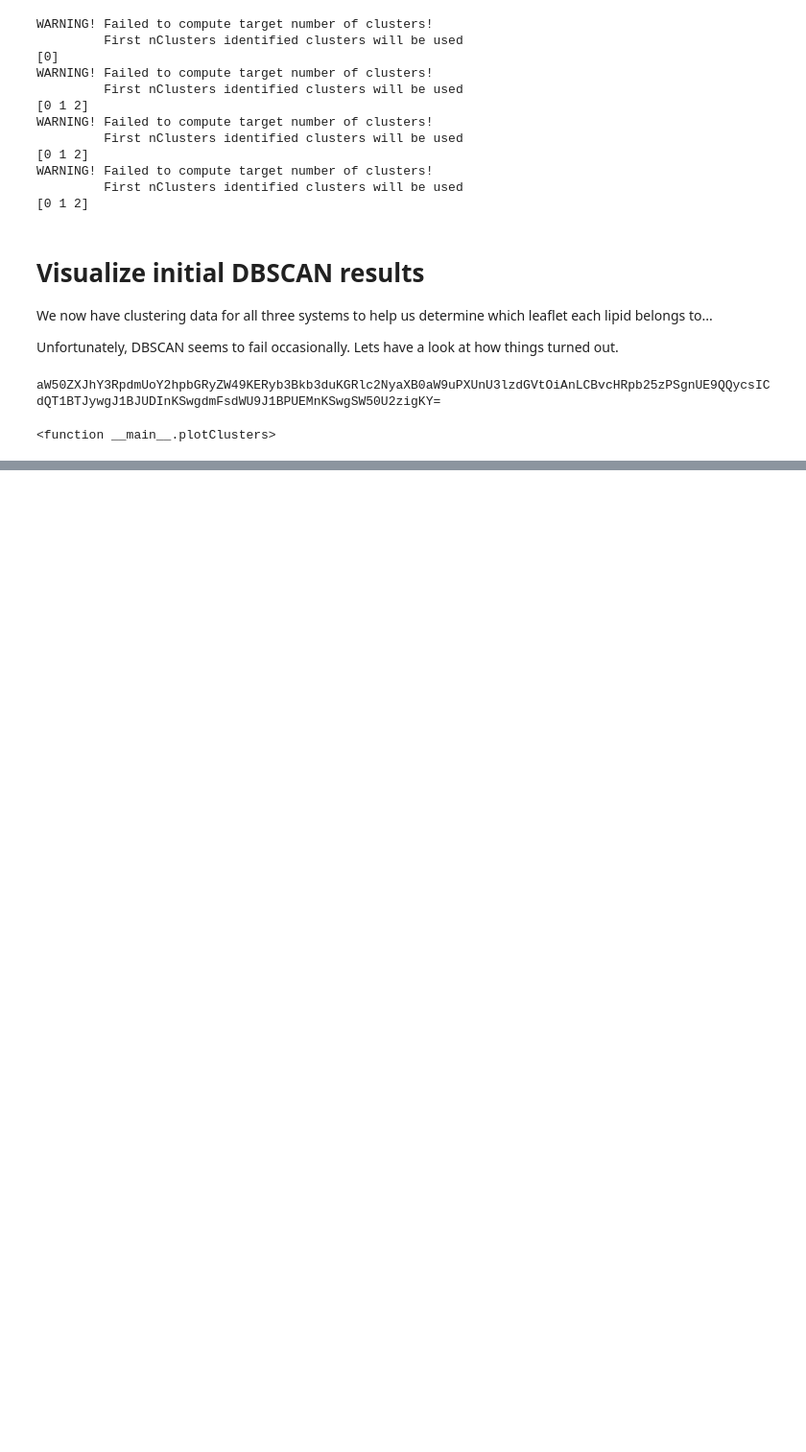
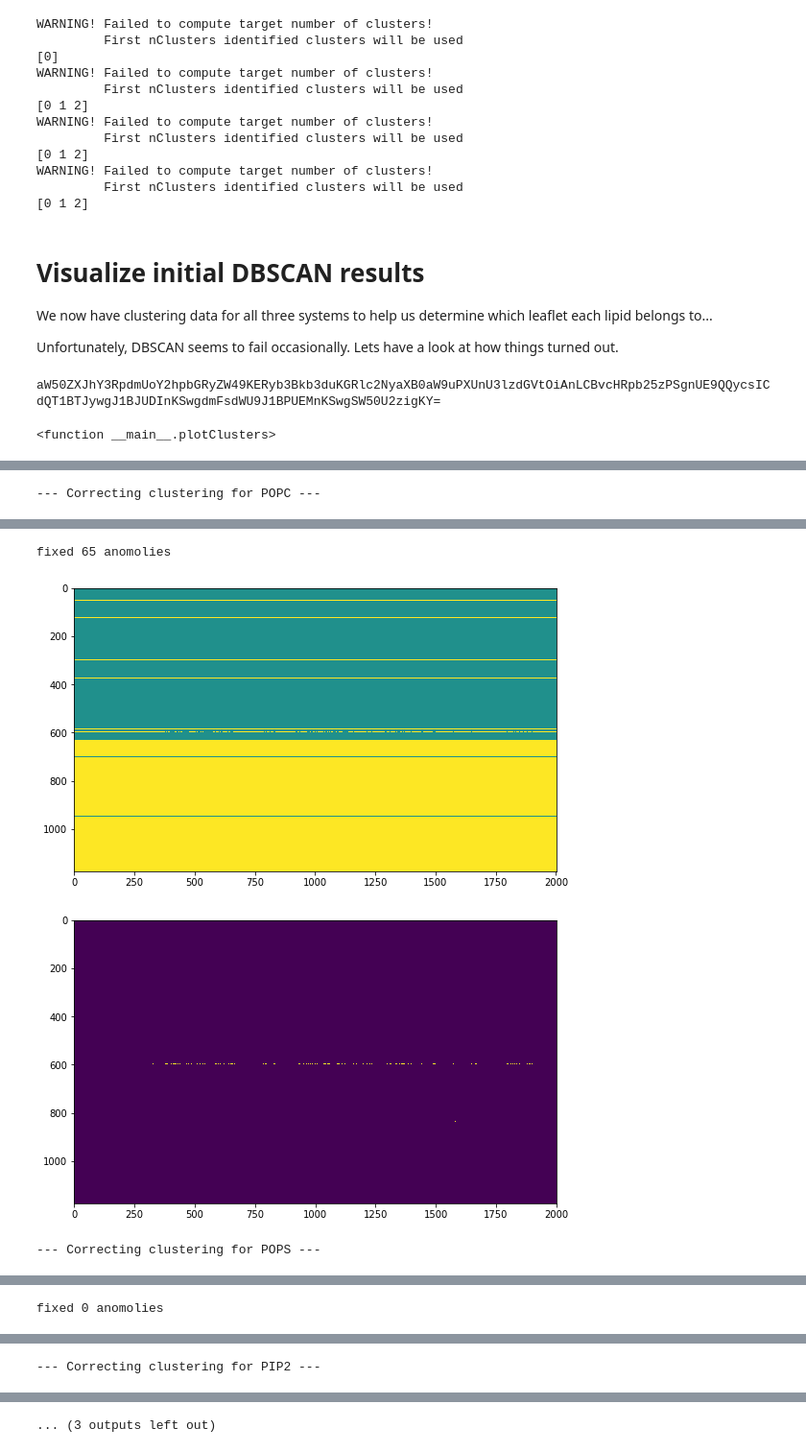
Before and after one commit to wesleymsmith/lipidMapVisualization, a Jupyter notebook: leaflet_identification.ipynb, the cells around one changed output, grey strips where cells are left out. Shown: that part at 96% size. Saved outputs shown, nothing was run; the diff lists cells and outputs as text; code cells hidden in the pictures; blank space fills up the shorter version.

Commit message:
leaflet clustering. Anomoly checking to fix bad clusterings and save cluster data.

```diff
--- a/leaflet_identification.ipynb
+++ b/leaflet_identification.ipynb
@@ -423,0 +444,25 @@ aW50ZXJhY3RpdmUoY2hpbGRyZW49KERyb3Bkb3duKGRlc2NyaXB0aW9uPXUnU3lzdGVtOiAnLCBvcHRp
+# %%
+for system in leafletIDdict:
+    print '--- Correcting clustering for %s ---'%system
+    leafletIDs=leafletIDdict[system]
+    transMat=(np.abs(leafletIDs[1:]-leafletIDs[:-1]))
+    transCount=np.sum(transMat,axis=1)
+    lastGoodFrame=0
+    cutoff=1.*comData.shape[0]/16.
+    anomolyCount=0
+    for iFrame in tqdm.tqdm_notebook(np.arange(0,len(leafletIDs)-1)):
+        if transCount[iFrame]>cutoff:
+            anomolyCount=anomolyCount+1
+            leafletIDs[iFrame+1]=leafletIDs[iFrame]
+            transMat=(np.abs(leafletIDs[:-1]-leafletIDs[1:]))
+            transCount=np.sum(transMat,axis=1)
+    print 'fixed %g anomolies'%anomolyCount
+    transMat=(np.abs(leafletIDs[1:]-leafletIDs[:-1]))
+    plt.figure(figsize=(9,6))
+    plt.imshow(leafletIDs.T)
+    plt.show()
+    plt.figure(figsize=(9,6))
+    plt.imshow(transMat.T)
+    plt.show()
+# %% [output]
+--- Correcting clustering for POPC ---
@@ -423,0 +470,4 @@ aW50ZXJhY3RpdmUoY2hpbGRyZW49KERyb3Bkb3duKGRlc2NyaXB0aW9uPXUnU3lzdGVtOiAnLCBvcHRp
+fixed 65 anomolies
+[figure, added]
+[figure, added]
+--- Correcting clustering for POPS ---
@@ -423,0 +475 @@ aW50ZXJhY3RpdmUoY2hpbGRyZW49KERyb3Bkb3duKGRlc2NyaXB0aW9uPXUnU3lzdGVtOiAnLCBvcHRp
+fixed 0 anomolies
@@ -423,0 +478 @@ aW50ZXJhY3RpdmUoY2hpbGRyZW49KERyb3Bkb3duKGRlc2NyaXB0aW9uPXUnU3lzdGVtOiAnLCBvcHRp
+--- Correcting clustering for PIP2 ---
@@ -423,0 +480 @@ aW50ZXJhY3RpdmUoY2hpbGRyZW49KERyb3Bkb3duKGRlc2NyaXB0aW9uPXUnU3lzdGVtOiAnLCBvcHRp
+... (3 outputs left out)
```
Also changed, not shown: parts of 5 cells of this notebook.
